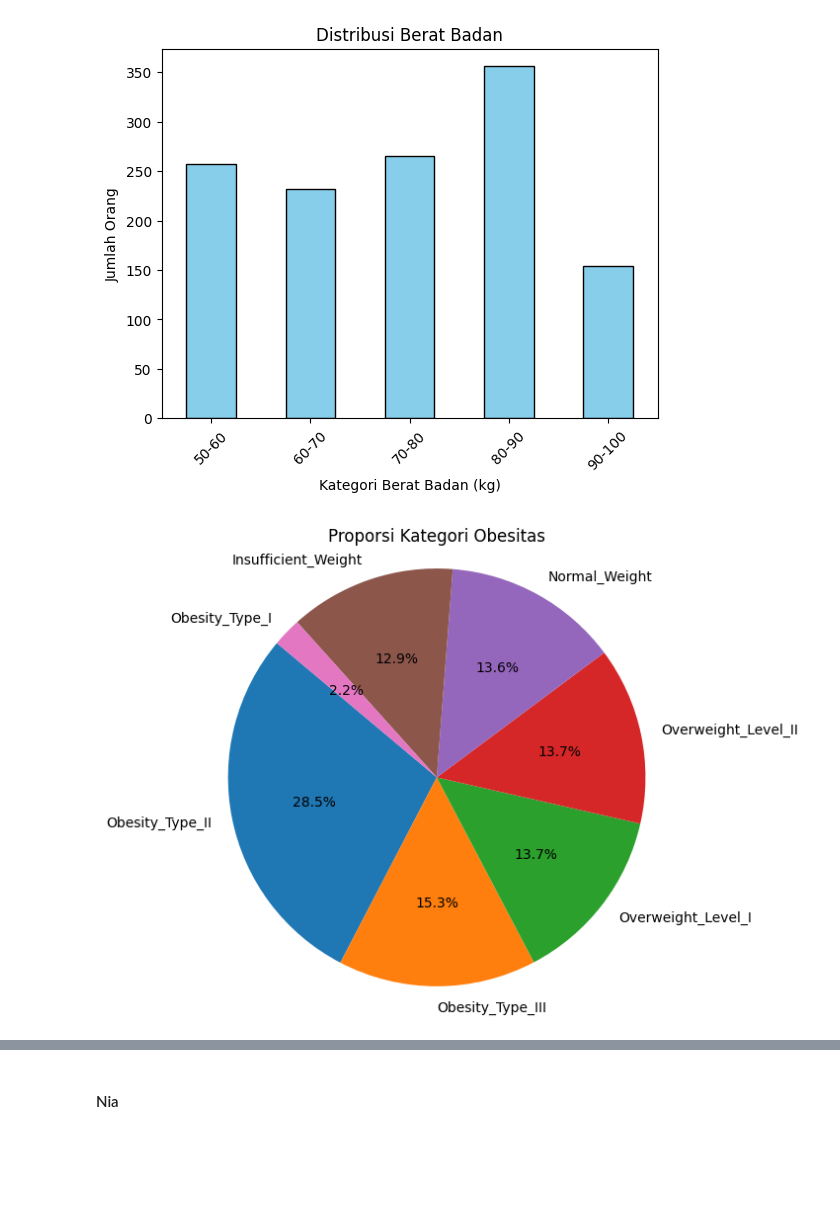
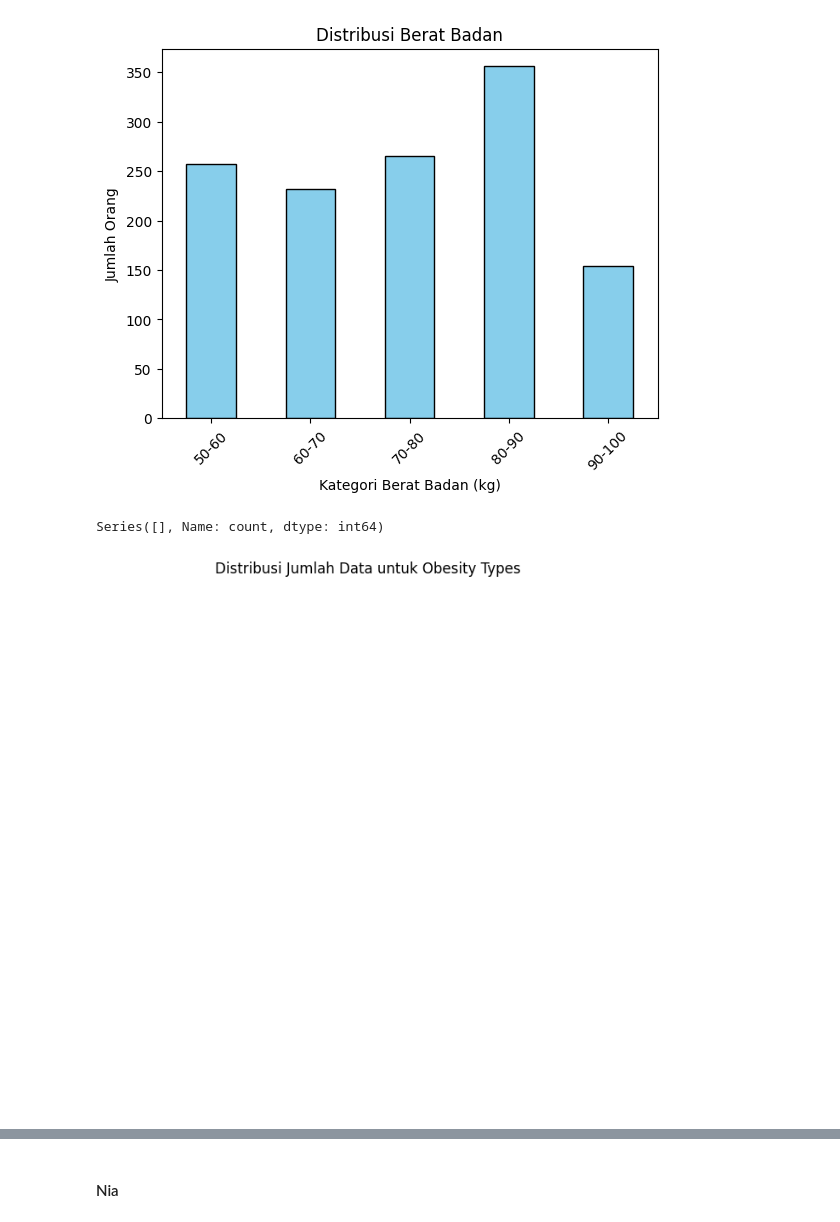
Before and after one commit to abdhaamed/abdhaamed, a Jupyter notebook: Statistika_tubes.ipynb, the cells around one changed output, grey strips where cells are left out. Saved outputs shown, nothing was run; the diff lists cells and outputs as text; code cells hidden in the pictures; blank space fills up the shorter version.

```diff
--- a/Statistika_tubes.ipynb
+++ b/Statistika_tubes.ipynb
@@ -210,29 +210,29 @@ plt.xticks(rotation=45)
 plt.show()
 # %% [output]
 [figure]
-# %%
-# Menghitung jumlah kasus dalam setiap kategori
-kategori_counts = obesity['NObeyesdad'].value_counts()
-
-# Mapping dari label asli ke label deskriptif
-label_mapping = {
-    '0': 'Insufficient_Weight',
-    '1': 'Normal_Weight',
-    '2': 'Overweight_Level_I',
-    '3': 'Overweight_Level_II',
-    '4': 'Obesity_Type_I',
-    '5': 'Obesity_Type_II',
-    '6': 'Obesity_Type_III',
-}
-
-# Mengganti label dengan label deskriptif
-descriptive_labels = [label_mapping[str(label)] for label in kategori_counts.index]
-
-# Membuat pie chart
-plt.figure(figsize=(6, 6))
-plt.pie(kategori_counts, labels=descriptive_labels, autopct='%1.1f%%', startangle=140)
-plt.title('Proporsi Kategori Obesitas')
-plt.axis('equal')  # Equal aspect ratio ensures that pie is drawn as a circle.
-plt.show()
-# %% [output]
-[figure, removed]
+# %%
+import pandas as pd
+import matplotlib.pyplot as plt
+
+# Membaca data dari file CSV
+# Gantilah 'data.csv' dengan nama file CSV Anda
+data = pd.read_csv('https://raw.githubusercontent.com/Artcods/Artcods/main/ObesityDataSet_2112.csv')
+
+# Memfilter data untuk hanya termasuk Obesity_Type_I, Obesity_Type_II, Obesity_Type_III
+filtered_data = data[data['NObeyesdad'].isin(['Obesity_Type_I', 'Obesity_Type_II', 'Obesity_Type_III'])]
+
+# Menghitung distribusi jumlah data untuk setiap kategori
+distribution = filtered_data['NObeyesdad'].value_counts()
+
+# Menampilkan distribusi
+print(distribution)
+
+# Visualisasi distribusi menggunakan Pie Chart
+plt.figure(figsize=(8, 8))
+plt.pie(distribution, labels=distribution.index, autopct='%1.1f%%', startangle=140, colors=['#ff9999','#66b3ff','#99ff99'])
+plt.title('Distribusi Jumlah Data untuk Obesity Types')
+plt.axis('equal')  # Equal aspect ratio ensures that pie is drawn as a circle.
+plt.show()
+# %% [output]
+Series([], Name: count, dtype: int64)
+[figure, added]
```
Also changed, not shown: parts of 1 cell of this notebook.
